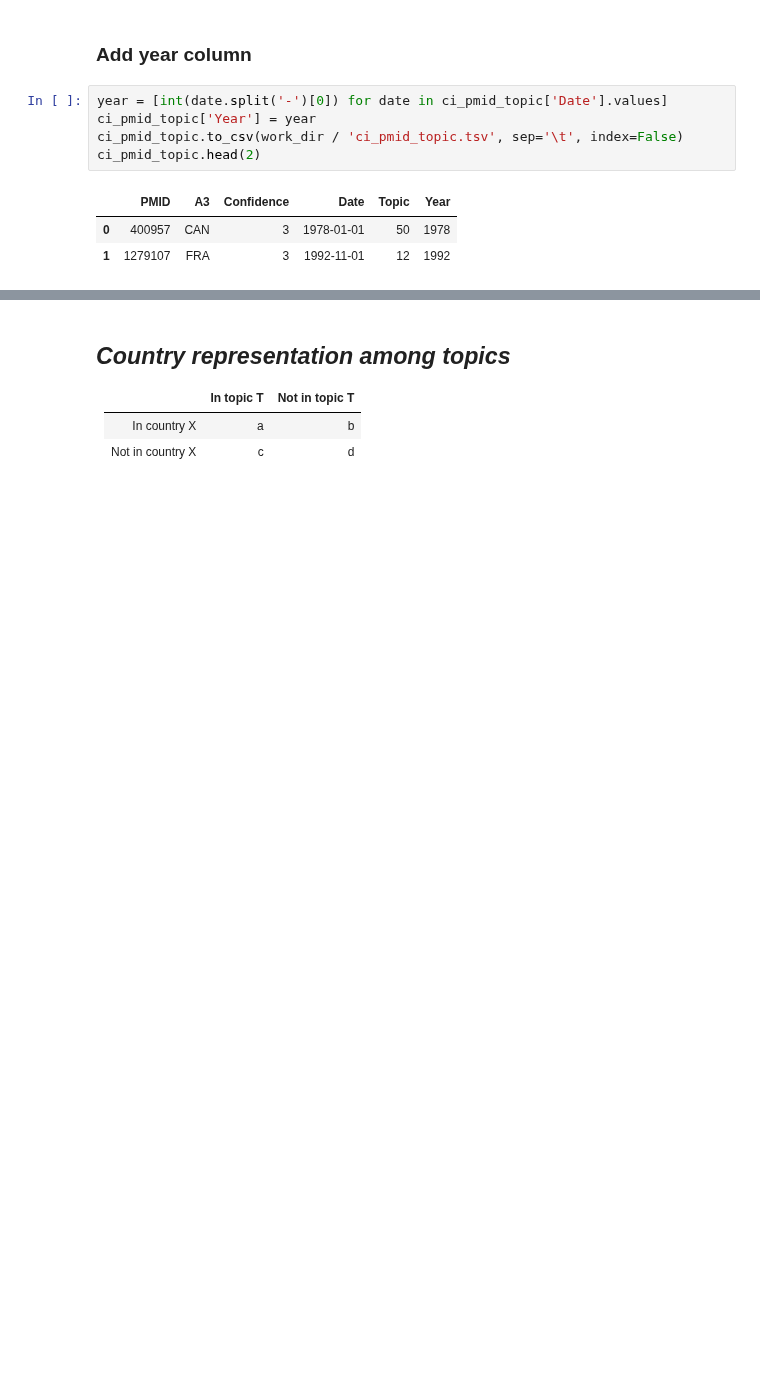
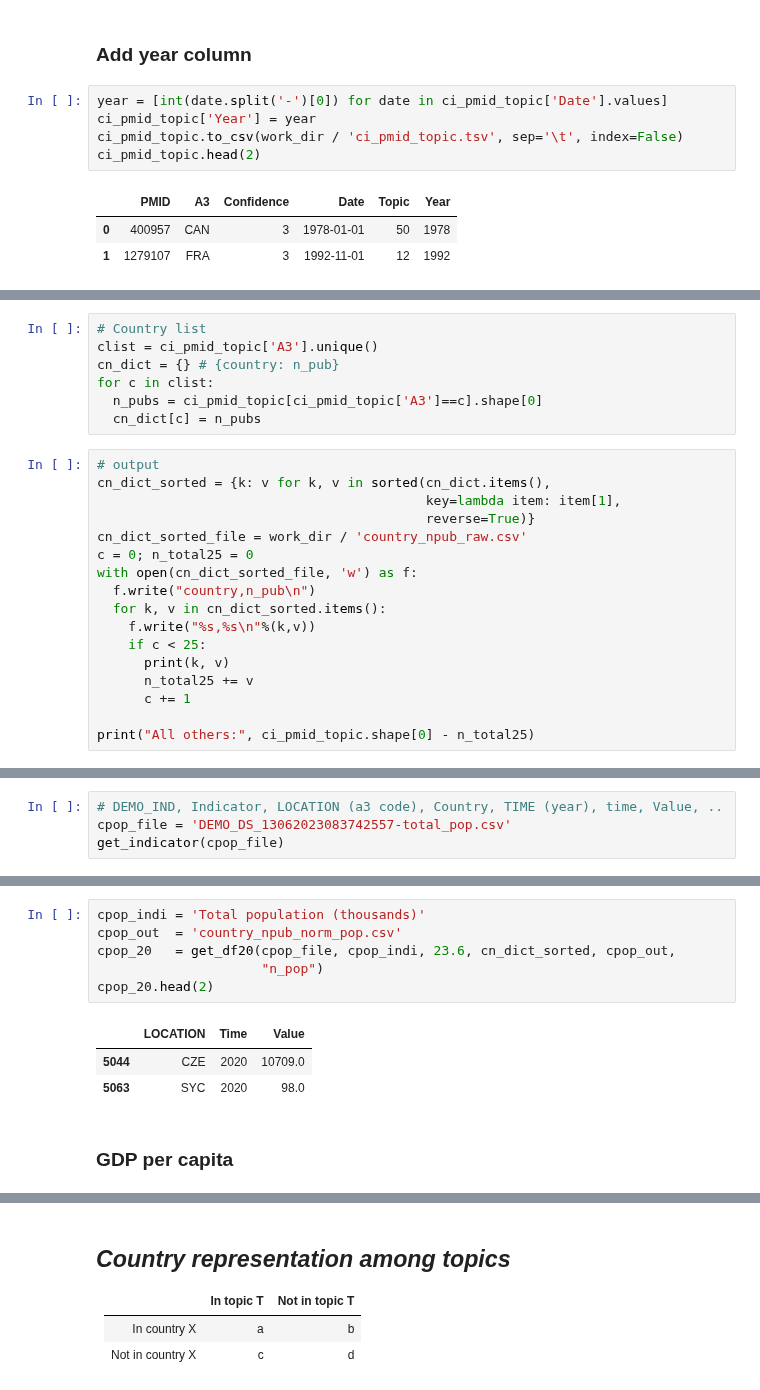
Before and after one commit to ShiuLab/plant_sci_hist, a Jupyter notebook: 7_countries/script_7_5_country_over_time.ipynb, the cells around one changed output, grey strips where cells are left out. Saved outputs shown, nothing was run; the diff lists cells and outputs as text; blank space fills up the shorter version.

Commit message:
Create function to process unesco data to normalize pub counts

```diff
--- a/7_countries/script_7_5_country_over_time.ipynb
+++ b/7_countries/script_7_5_country_over_time.ipynb
@@ -243,0 +235,24 @@ cpop.head(2)
+# %%
+# Country list
+clist = ci_pmid_topic['A3'].unique()
+cn_dict = {} # {country: n_pub}
+for c in clist:
+  n_pubs = ci_pmid_topic[ci_pmid_topic['A3']==c].shape[0]
+  cn_dict[c] = n_pubs
+# %%
+# output
+cn_dict_sorted = {k: v for k, v in sorted(cn_dict.items(),
+                                          key=lambda item: item[1],
+                                          reverse=True)}
+cn_dict_sorted_file = work_dir / 'country_npub_raw.csv'
+c = 0; n_total25 = 0
+with open(cn_dict_sorted_file, 'w') as f:
+  f.write("country,n_pub\n")
+  for k, v in cn_dict_sorted.items():
+    f.write("%s,%s\n"%(k,v))
+    if c < 25:
+      print(k, v)
+      n_total25 += v
+      c += 1
+
+print("All others:", ci_pmid_topic.shape[0] - n_total25)
@@ -243,0 +340,4 @@ cpop.head(2)
+# %%
+# DEMO_IND, Indicator, LOCATION (a3 code), Country, TIME (year), time, Value, ..
+cpop_file = 'DEMO_DS_13062023083742557-total_pop.csv'
+get_indicator(cpop_file)
@@ -243,0 +356,12 @@ cpop.head(2)
+# %%
+cpop_indi = 'Total population (thousands)'
+cpop_out  = 'country_npub_norm_pop.csv'
+cpop_20   = get_df20(cpop_file, cpop_indi, 23.6, cn_dict_sorted, cpop_out,
+                     "n_pop")
+cpop_20.head(2)
+# %% [output]
+|  | LOCATION | Time | Value |
+| 5044 | CZE | 2020 | 10709.0 |
+| 5063 | SYC | 2020 | 98.0 |
+# %% [markdown]
+### GDP per capita
```
Also changed, not shown: parts of 13 cells of this notebook.
